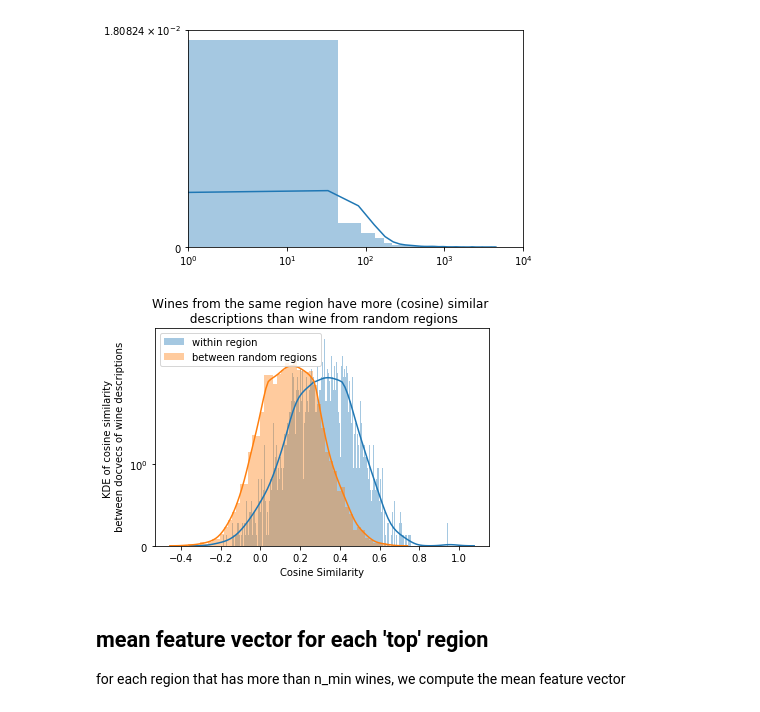
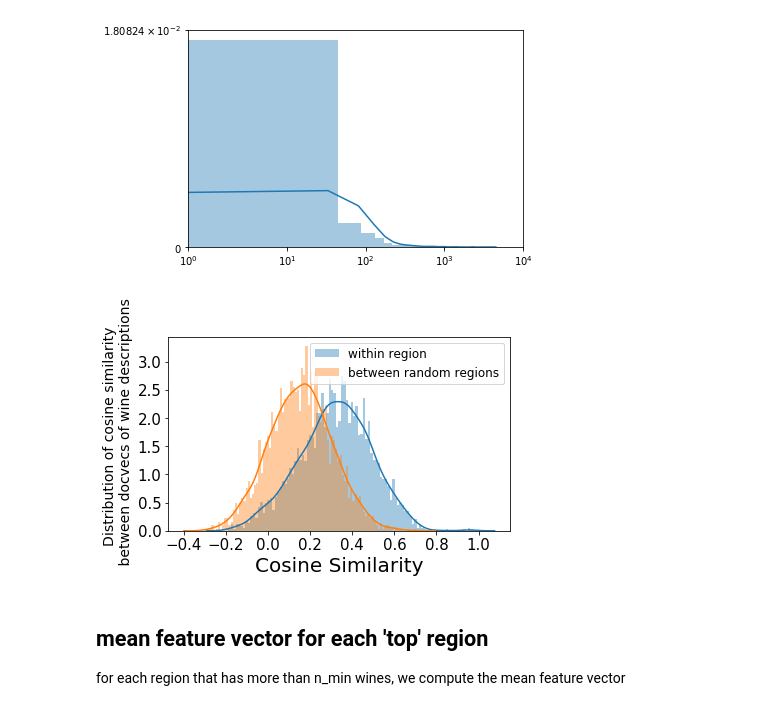
Before and after one commit to josarago/Insight, a Jupyter notebook: training_and_validation.ipynb, the cells around one changed output. Saved outputs shown, nothing was run; the diff lists cells and outputs as text; code cells hidden in the pictures.

Commit message:
small changes and figure

```diff
--- a/training_and_validation.ipynb
+++ b/training_and_validation.ipynb
@@ -54,28 +54,28 @@ within_region_cosines = []
 random_cosines = []
 for n in range(0,3000):
     region = random.choice(top_region_list)
-    wines = wl.df[wl.df.region_1==region]
+    wines = wl.df[wl.df.region_1==region['name']]
     if len(wines)>2:
         d1,d2 = [row.Index for row in wines.sample(n=2).itertuples()]
         within_region_cosines.append(wl.model.docvecs.similarity(d1,d2))
         d1,d2 = [row.Index for row in wl.df.sample(n=2).itertuples()]
         random_cosines.append(wl.model.docvecs.similarity(d1,d2))
 # %%
-sns.distplot(
-    within_region_cosines,bins=500,
-    kde_kws={"color": "k", "lw": 3, "label": "KDE"},
-    hist_kws={"histtype": "step", "linewidth": 3,
-    "alpha": 1, "color": "g"}
-)
-sns.distplot(random_cosines,bins=50)
+sns.distplot(within_region_cosines,bins=100)
+sns.distplot(random_cosines,bins=100)
 # plt.xlim([0.95,1])
-plt.xlabel('Cosine Similarity')
-plt.title('Wines from the same region have more (cosine) similar \n descriptions than wine from random regions')
-plt.ylabel('KDE of cosine similarity \n between docvecs of wine descriptions')
-plt.legend(['within region','between random regions'])
-plt.yscale('symlog')
+plt.xlabel('Cosine Similarity', fontsize=20)
+plt.xticks(fontsize=15)
+# plt.title('Wines from the same region have higher \n cosine similarity than wine from random regions', fontsize=14)
+plt.ylabel('Distribution of cosine similarity \n between docvecs of wine descriptions', fontsize=14)
+plt.yticks(fontsize=15)
+plt.legend(['within region','between random regions'], fontsize=12)
+# plt.yscale('symlog')
+plt.tight_layout()
+plt.savefig('figures/within_across_regions.pdf')
+plt.savefig('figures/within_across_regions.png')
 # %% [output]
-[figure, old version]
+[figure, new version]
 # %% [markdown]
 ## mean feature vector for each 'top' region
 for each region that has more than n_min wines, we compute the mean feature vector
```
Also changed, not shown: parts of 3 cells of this notebook, 3 other files.
